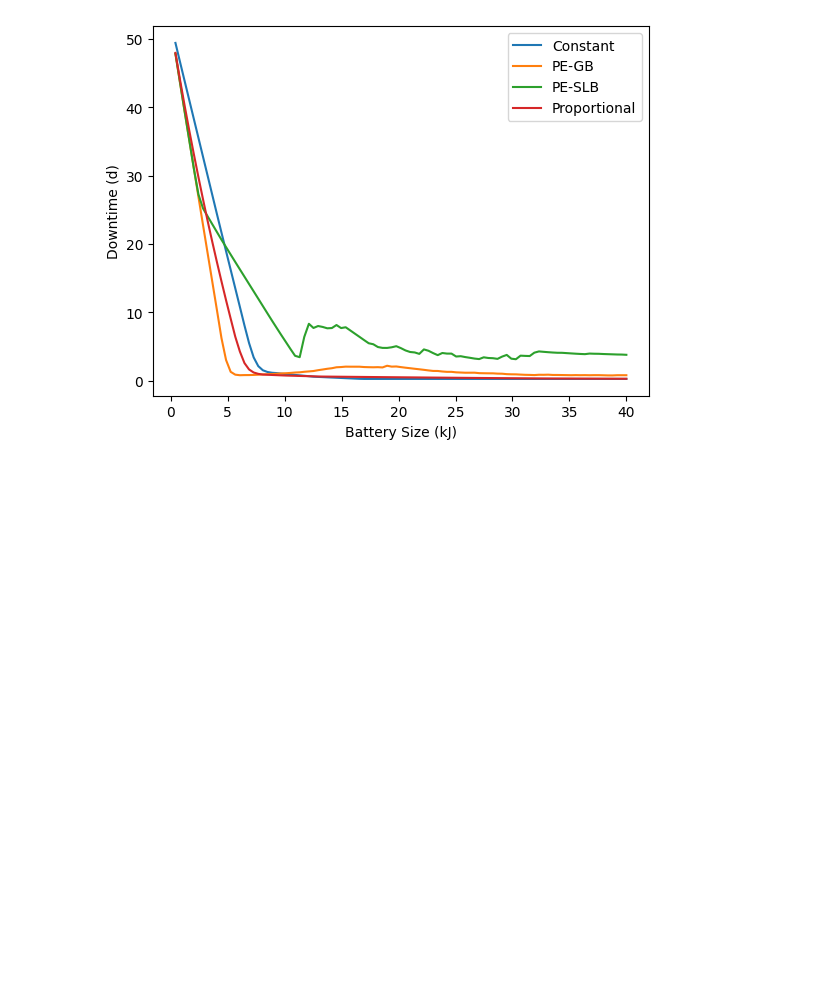
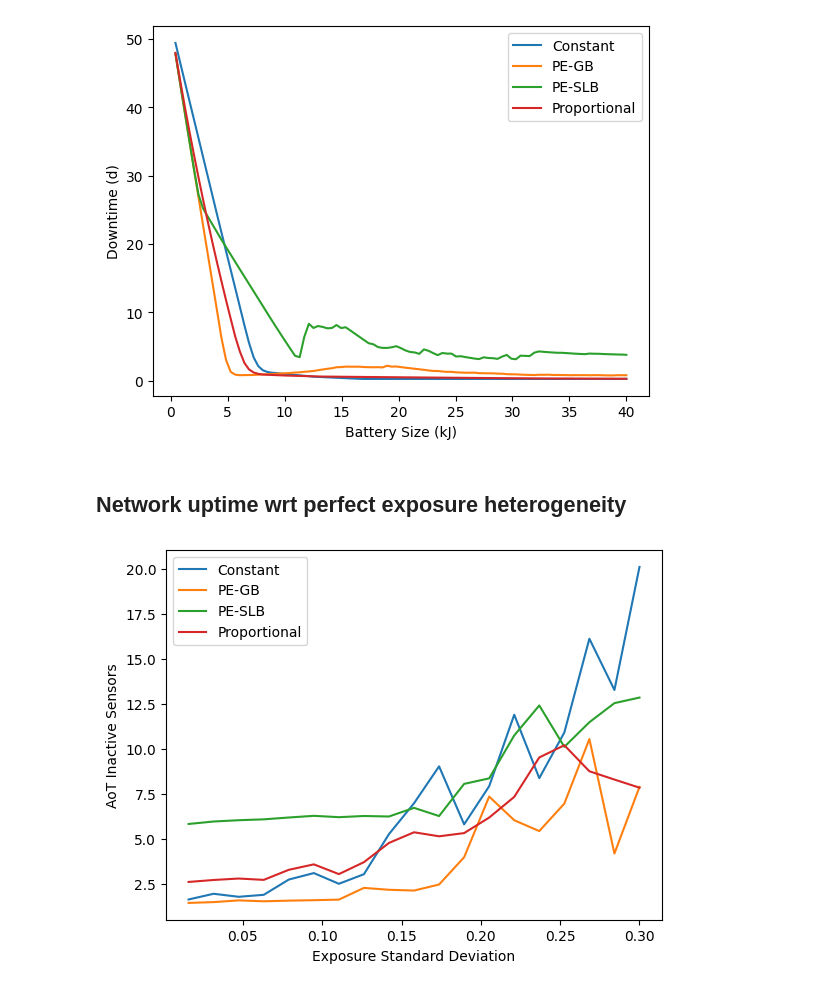
Before and after one commit to Indyuce/odmacpp, a Jupyter notebook: python/plot_data.ipynb, the cells around one changed output. Cells and saved outputs as stored; diff of their text form; code cells hidden in the pictures; blank space fills up the shorter version.

```diff
--- a/python/plot_data.ipynb
+++ b/python/plot_data.ipynb
@@ -7,4 +7,12 @@ import csv, os
 import matplotlib.pyplot as plt
 # %% [markdown]
 ## Read data from CSV
+# %%
+FILE_NAME = "network_uptime_2"
+SHOWN             = -1 # amount of points/time steps to plot, -1 for everything
+SIZE              = 1
+TIME_LABEL        = 'Time (days)'
+IGNORED_VARIABLES = [TIME_LABEL, 'Frequency', 'Sink', 'Downtime'] # Ignored data
+FIG_NUMBER        = 2
+USE_AXES          = False
 # %%
@@ -164,3 +159,37 @@ for I in range(len(FILE_PREFIXES)):
 [figure]
 [figure]
 [figure]
+# %% [markdown]
+## Network uptime wrt perfect exposure heterogeneity
+# %%
+FILE_PREFIX = "downtime_wrt_std_"
+
+folder_prefix = "../output/"
+for file_name in os.listdir(folder_prefix):
+        if not file_name.startswith(FILE_PREFIX):
+                continue
+
+        stds = []
+        downtimes = []
+
+        file_path = folder_prefix + file_name
+        with open(file_path) as csv_file:
+                rows = csv.reader(csv_file, delimiter=';')
+                title = True
+                for row in rows:
+                        if title:
+                                title = False
+                                continue
+
+                        stds.append(float(row[0]))
+                        downtimes.append(float(row[1]) * 100)
+
+        lbl=file_name[len(FILE_PREFIX):-4]
+        plt.plot(stds, downtimes, label=lbl)
+
+plt.legend()
+plt.xlabel('Exposure Standard Deviation')
+plt.ylabel('AoT Inactive Sensors')
+plt.show()
+# %% [output]
+[figure, added]
```
Also changed, not shown: parts of 4 cells of this notebook, 9 other files.
